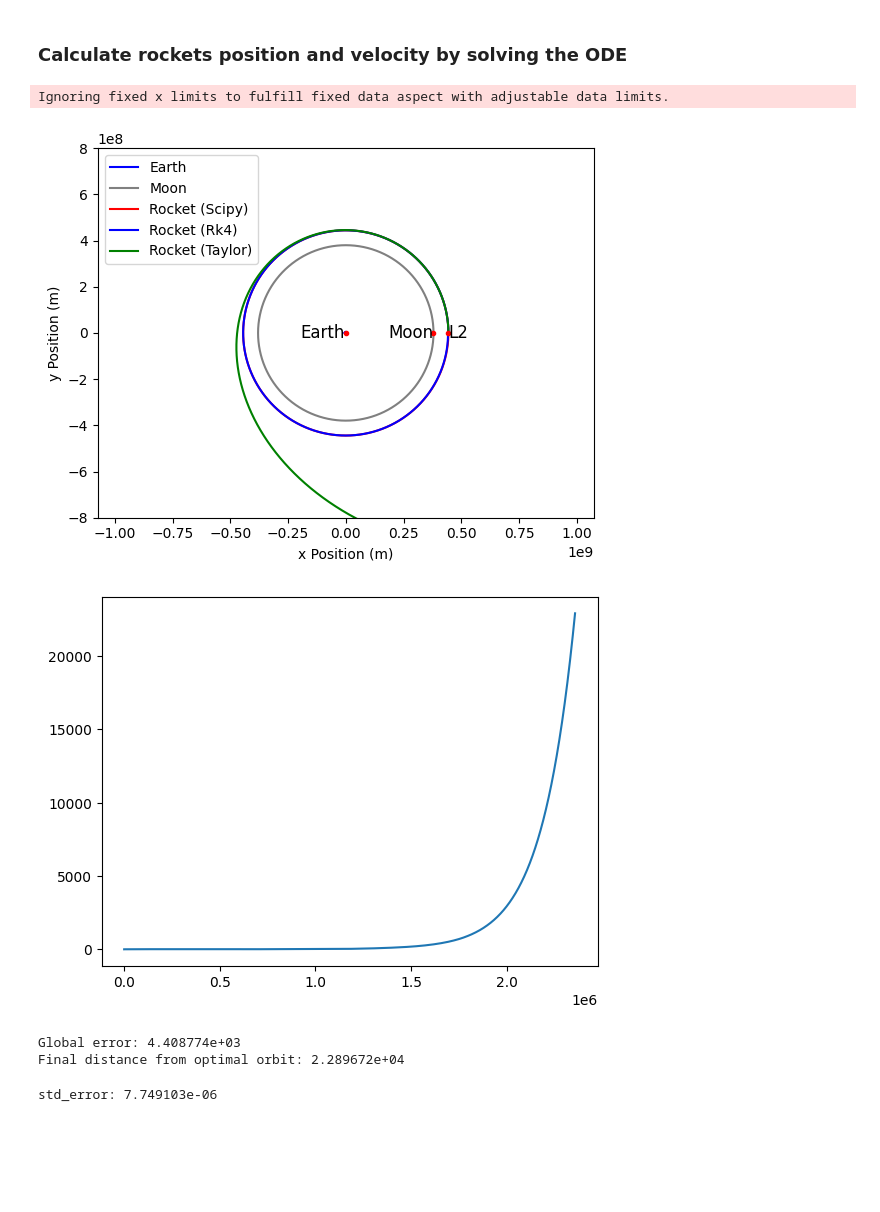
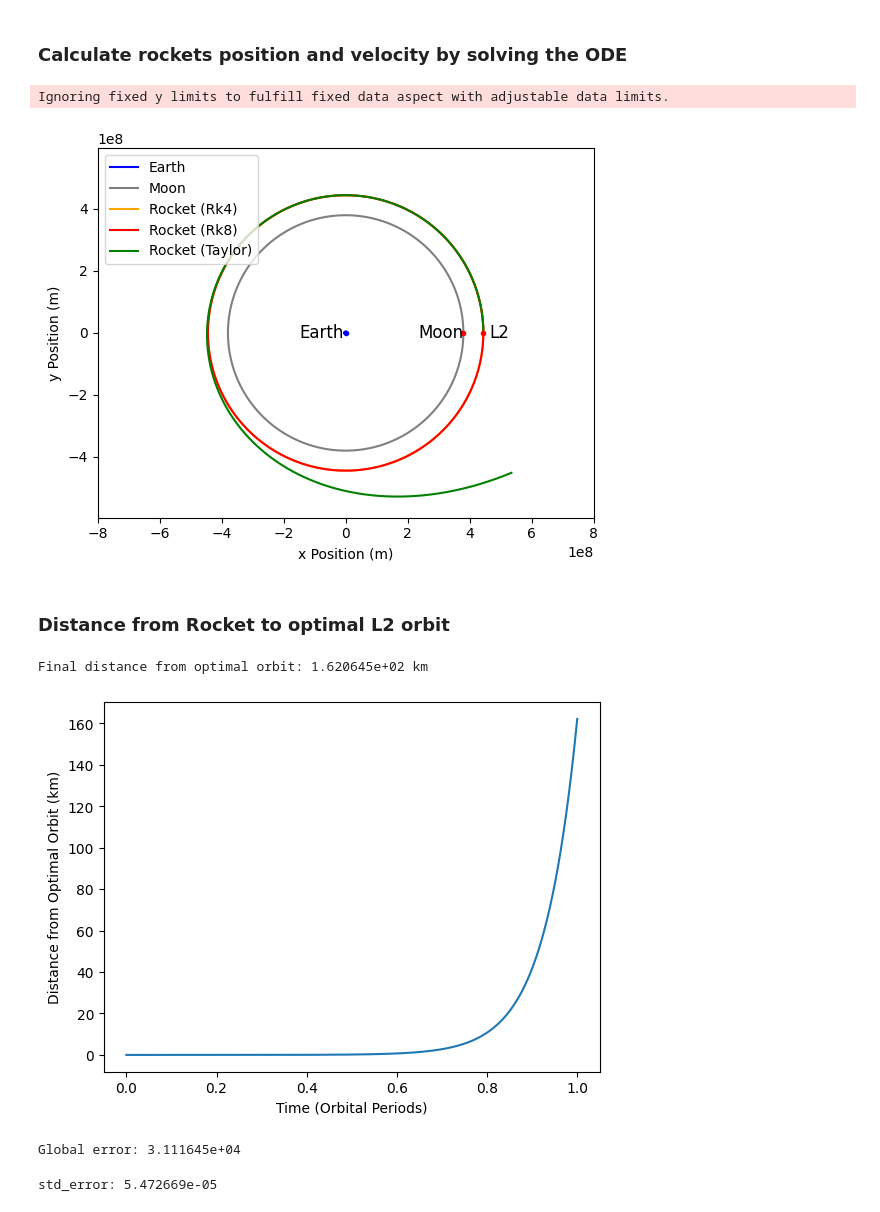
Before and after one commit to Sam-Coulthurst/ComputingProject, a Jupyter notebook: main.ipynb, the cells around one changed output. Cells and saved outputs as stored; diff of their text form; code cells hidden in the pictures; blank space fills up the shorter version.

Commit message:
Updates for finding optimal alpha and displaying

```diff
--- a/main.ipynb
+++ b/main.ipynb
@@ -29,8 +26,7 @@ Number of steps: 2358
 # %% [markdown]
 ### Calculate L2
 # %%
-ratio = 1.0486155527864045
+ratio = 1.048615601594771
 pos_L2, v_L2 = compute_L2(alpha = ratio)
 r_L2 = optimal_L2_orbit(pos_L2, time)
-print(np.shape(r_L2))
 # %% [output]
@@ -46,51 +38,53 @@ r_earth_barycenter, r_moon_barycenter = pos_earth_moon(time)
 # %% [markdown]
 ### Calculate rockets position and velocity by solving the ODE
 # %%
-r_rocket_barycenter, v_rocket_barycenter = evolve(pos_L2, v_L2, time, EoM=acceleration, method='odeint')
+r_rocket_barycenter, v_rocket_barycenter = evolve(pos_L2, v_L2, time, EoM=acceleration, method='RK8')
 r_rk4, v_rk4 = evolve(pos_L2, v_L2, time, EoM=acceleration, method='RK4')
-#r_rk8, v_rk8 = evolve(pos_L2, v_L2, time, EoM=acceleration, method='RK8')
+r_rk8, v_rk8 = evolve(pos_L2, v_L2, time, EoM=acceleration, method='RK8')
 r_taylor, v_taylor = evolve(pos_L2, v_L2, time, EoM=acceleration, method='Taylor')
 # %%
 plt.plot(r_earth_barycenter[:,0], r_earth_barycenter[:,1], label='Earth', color='blue')
 plt.plot(r_moon_barycenter[:,0], r_moon_barycenter[:,1], label='Moon', color='gray')
-plt.plot(r_rocket_barycenter[:,0], r_rocket_barycenter[:,1], label='Rocket (Scipy)', color='red')
-plt.plot(r_rk4[:,0], r_rk4[:,1], label='Rocket (Rk4)', color='blue')
-#plt.plot(r_rk8[:,0], r_rk8[:,1], label='Rocket (Rk8)', color='purple')
+#plt.plot(r_rocket_barycenter[:,0], r_rocket_barycenter[:,1], label='Rocket (Scipy)', color='red')
+plt.plot(r_rk4[:,0], r_rk4[:,1], label='Rocket (Rk4)', color='orange')
+plt.plot(r_rk8[:,0], r_rk8[:,1], label='Rocket (Rk8)', color='red')
 plt.plot(r_taylor[:,0], r_taylor[:,1], label='Rocket (Taylor)', color='green')
 #plt.plot(r_L2[:,0], r_L2[:,1], label='Optimal L2 Orbit', color='black', linestyle='--')
 
 plt.plot(r_moon_barycenter[1,0], r_moon_barycenter[1,1], marker='o', color='red', markersize=3)  # Starting position of the moon
 plt.plot(r_rocket_barycenter[1,0], r_rocket_barycenter[1,1], marker='o', color='red', markersize=3)
-plt.plot(0, 0, marker='o', color='red', markersize=3)  # Starting position of the rocket
+plt.plot(0, 0, marker='o', color='blue', markersize=3)  # Starting position of the rocket
 
 plt.text(r_earth_barycenter[0,0], r_earth_barycenter[0,1], 'Earth', color='black',fontsize=12,ha='right', va='center')
 plt.text(r_moon_barycenter[0,0], r_moon_barycenter[0,1], 'Moon', color='black',fontsize=12,ha='right', va='center')
-plt.text(r_rocket_barycenter[0,0], r_rocket_barycenter[0,1], 'L2', color='black',fontsize=12,ha='left', va='center')
-
+plt.text(r_rocket_barycenter[0,0]+2e7, r_rocket_barycenter[0,1], 'L2', color='black',fontsize=12,ha='left', va='center')
 
 plt.axis('equal')
 plt.xlim(-8e8, 8e8)
 plt.ylim(-8e8, 8e8)
 plt.xlabel('x Position (m)')
 plt.ylabel('y Position (m)')
 plt.legend(loc='upper left')
 plt.show()
 # %% [output]
-Ignoring fixed x limits to fulfill fixed data aspect with adjustable data limits.
+Ignoring fixed y limits to fulfill fixed data aspect with adjustable data limits.
-[figure, old version]
+[figure, new version]
+# %% [markdown]
+### Distance from Rocket to optimal L2 orbit
 # %%
 error = np.linalg.norm(r_rocket_barycenter - r_L2, axis=1)
-
+print(f'Final distance from optimal orbit: {error[-1]*1e-3:.6e} km')
 global_error = np.sqrt(np.mean(error**2))
-plt.plot(time, error)
+plt.plot(time/orbital_period(), error*1e-3)
+plt.xlabel('Time (Orbital Periods)')
+plt.ylabel('Distance from Optimal Orbit (km)')
 plt.show()
 #print(len(error),np.shape(r_rocket_barycenter))
 print(f'Global error: {global_error:.6e}')
-print(f'Final distance from optimal orbit: {error[-1]:.6e}')
 # %% [output]
+Final distance from optimal orbit: 1.620645e+02 km
-[figure, old version]
+[figure, new version]
-Global error: 4.408774e+03
-Final distance from optimal orbit: 2.289672e+04
+Global error: 3.111645e+04
 # %%
 lengths = np.linalg.norm(r_rocket_barycenter, axis=1)
 
@@ -100,4 +94,4 @@ mean = np.mean(lengths)
 std_error = std/mean
 print(f'std_error: {std_error:.6e}')
 # %% [output]
-std_error: 7.749103e-06
+std_error: 5.472669e-05
```
Also changed, not shown: parts of 10 cells of this notebook, 4 other files.
